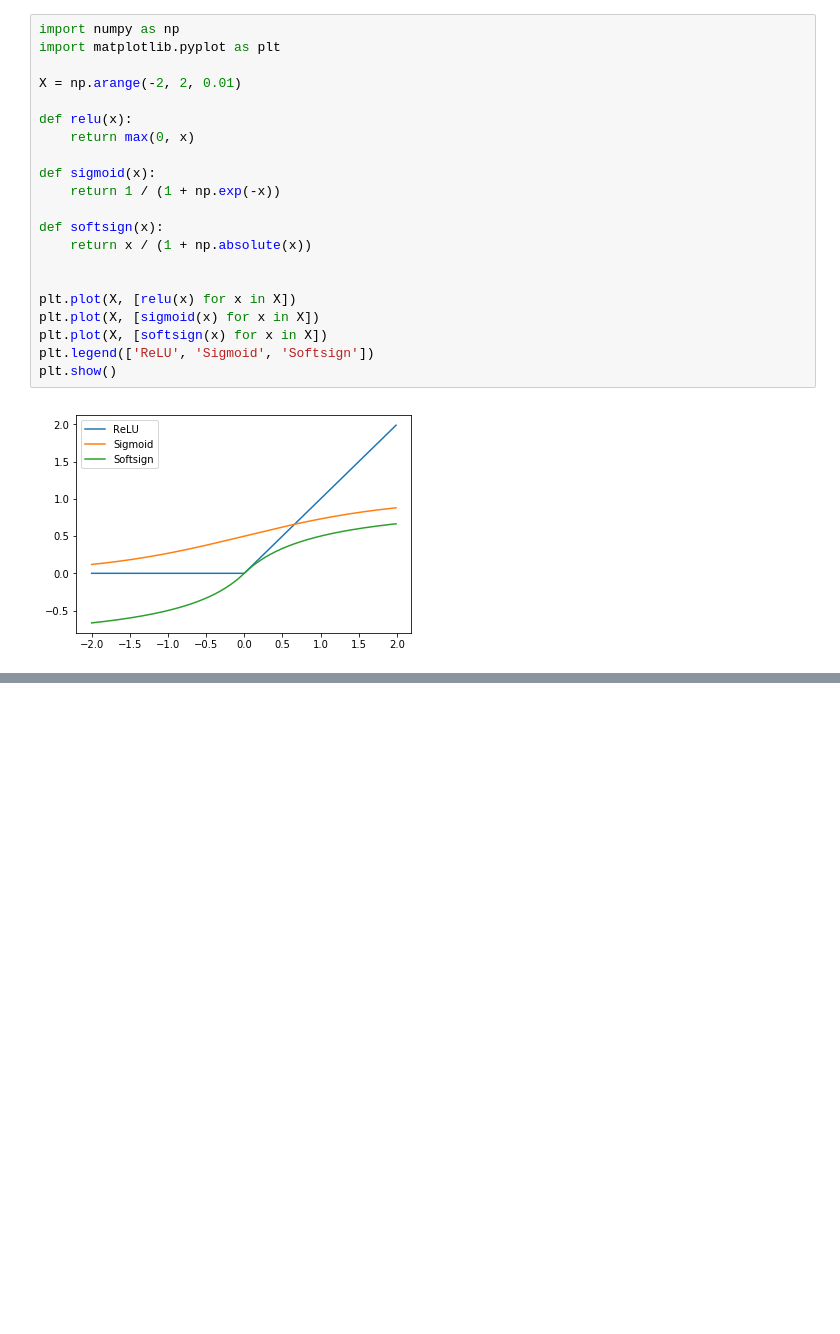
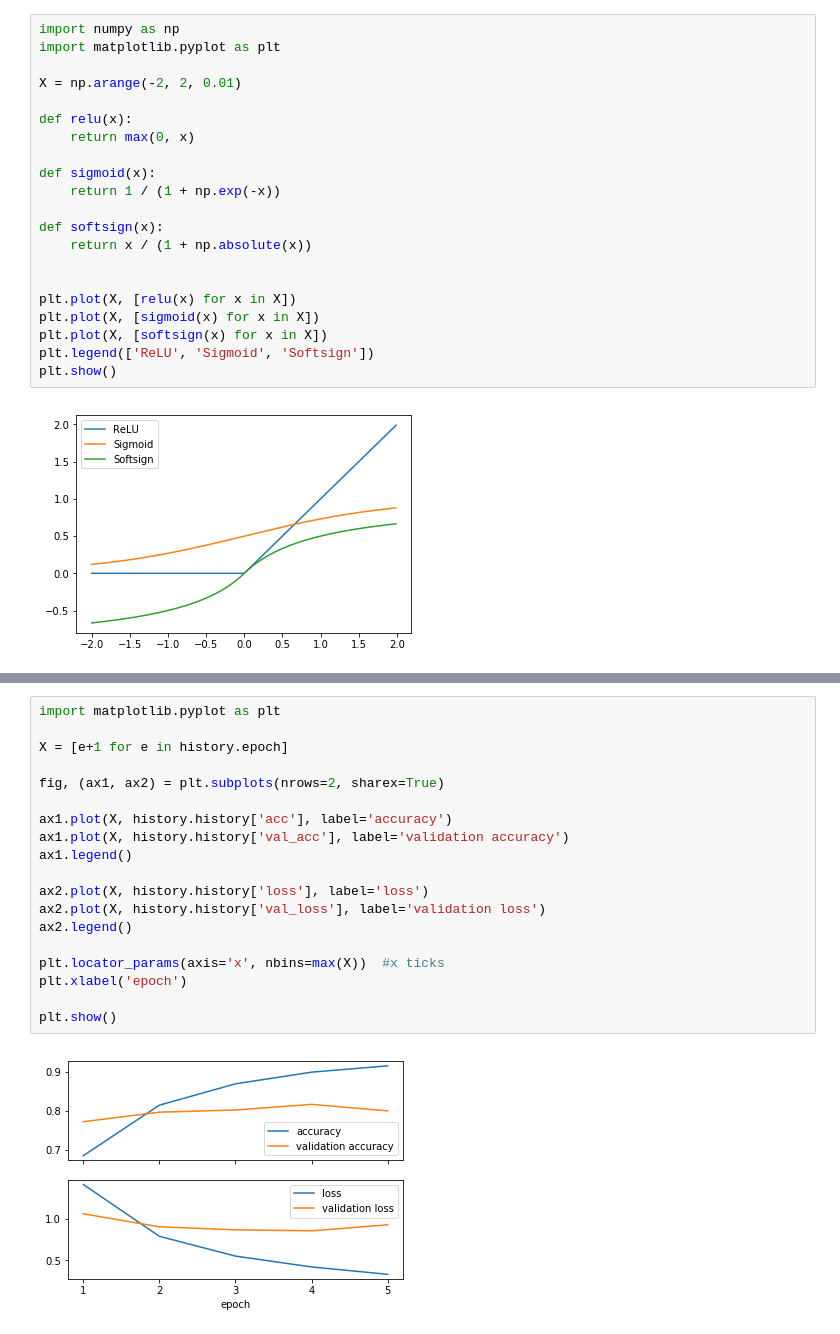
Before and after one commit to dringler/talks, a Jupyter notebook: data-analytics-2018/dl-keras.ipynb, the cells around one changed output, grey strips where cells are left out. Cells and saved outputs as stored; diff of their text form; blank space fills up the shorter version.

```diff
--- a/data-analytics-2018/dl-keras.ipynb
+++ b/data-analytics-2018/dl-keras.ipynb
@@ -414,0 +452,21 @@ Test accuracy: 0.7916295636687445
+# %%
+import matplotlib.pyplot as plt
+
+X = [e+1 for e in history.epoch]
+
+fig, (ax1, ax2) = plt.subplots(nrows=2, sharex=True)
+
+ax1.plot(X, history.history['acc'], label='accuracy')
+ax1.plot(X, history.history['val_acc'], label='validation accuracy')
+ax1.legend()
+
+ax2.plot(X, history.history['loss'], label='loss')
+ax2.plot(X, history.history['val_loss'], label='validation loss')
+ax2.legend()
+
+plt.locator_params(axis='x', nbins=max(X))  #x ticks
+plt.xlabel('epoch')
+
+plt.show()
+# %% [output]
+[figure, added]
```
Also changed, not shown: parts of 21 cells of this notebook, 1 other file.
